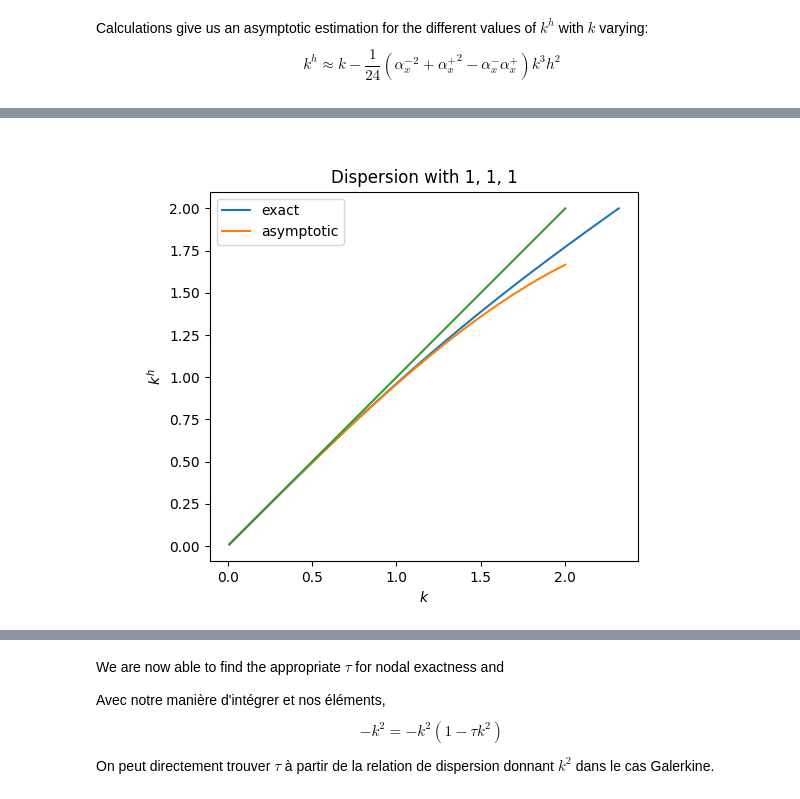
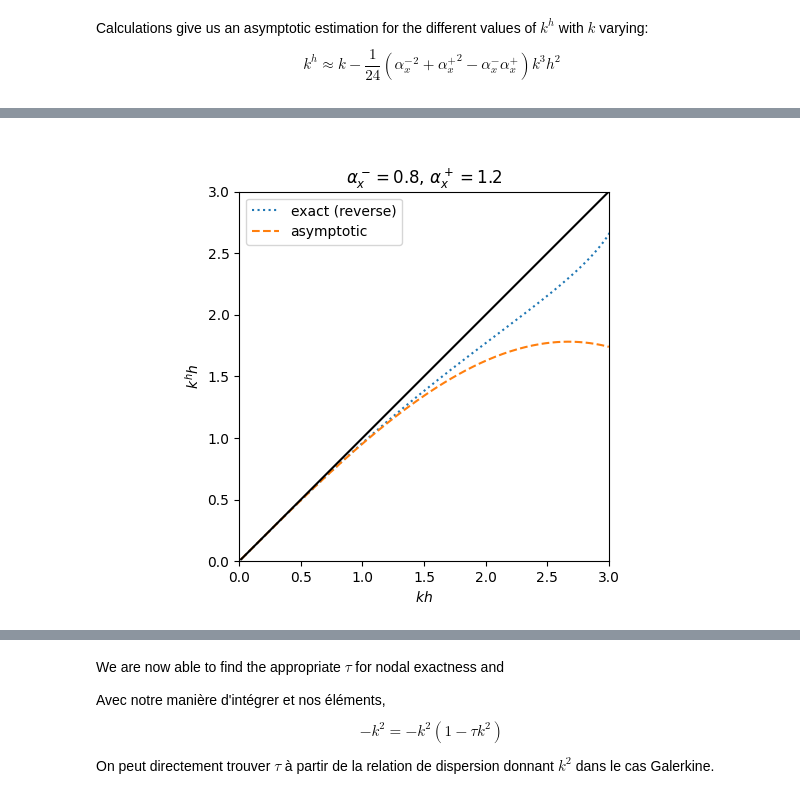
Before and after one commit to vitaldenodrest/greenwich, a Jupyter notebook: M0/1D/notebook1D.ipynb, the cells around one changed output, grey strips where cells are left out. Drawn from its saved outputs; the diff is of its cells as text; code cells hidden in the pictures.

```diff
--- a/M0/1D/notebook1D.ipynb
+++ b/M0/1D/notebook1D.ipynb
@@ -232,3 +230,7 @@ Calculations give us an asymptotic estimation for the different values of $k^h$
 $$
 k^h \approx k - \frac{1}{24} \left({\alpha_x^{-}}^2 + {\alpha_x^{+}}^2 - \alpha_x^{-} \alpha_x^{+}\right) k^3 h^2
 $$
+# %%
+chi = (sp.sympify(-1)/sp.sympify(12)) * (alpha_["-"]**2 + alpha_["+"]**2 - alpha_["-"]*alpha_["+"])
+chi_func = sp.lambdify(expr=chi, args=[alpha_["-"], alpha_["+"]])
+disp.display(chi)
@@ -278,17 +286,8 @@ Now let's plot and compare the relations between $k$ and $k^h$:
 # Exact kh -> k
 exact_k_func = sp.lambdify(args=[h_x_["-"], h_x_["+"], kh], expr=sp.sqrt(k2_G))
 
-# Exact kh*h -> k*h
-exact_kxh = 0
-
 # Asymptotic k -> kh
-kh_G_asymptotic = k - (sp.sympify(1/24) * (alpha_["-"]**2 + alpha_["+"]**2 - alpha_["-"]*alpha_["+"]) * (k**3 * h_x**2))
+kh_G_asymptotic = k + chi/2 * (k**3 * h_x**2)
 disp.display(kh_G_asymptotic)
 asymptotic_kh_func = sp.lambdify(args=[alpha_["-"], alpha_["+"], h_x, k], expr=kh_G_asymptotic)
-
-# Asymptotic k*h -> kh*h
-khh_G_asymptotic = k*h_x - (sp.sympify(1/24) * (alpha_["-"]**2 + alpha_["+"]**2 - alpha_["-"]*alpha_["+"]) * (k * h_x)**3)
-disp.display(khh_G_asymptotic)
-khh_G_asymptotic = khh_G_asymptotic.subs
-khh_G_asymptotic_func = sp.lambdify(args=[alpha_["-"], alpha_["+"], h_x, k], expr=kh_G_asymptotic)
 # %% [output]
@@ -297,25 +297,27 @@ khh_G_asymptotic_func = sp.lambdify(args=[alpha_["-"], alpha_["+"], h_x, k], exp
 # %%
-def plot_1D(HX, ALPHA_M, ALPHA_P):
+def plot0_1D(ALPHA_M, ALPHA_P, k_min=0, k_max=3):
 
-    HX_M = ALPHA_M * HX
-    HX_P = ALPHA_P * HX
+    HX_M = ALPHA_M * 1
+    HX_P = ALPHA_P * 1
 
-    KH = np.linspace(0, 2, num=200)[1:]
+    KH = np.linspace(k_min, k_max, num=200)[1:]
     exact_K = exact_k_func(HX_M, HX_P, KH)
 
-    K = np.linspace(0, 2, num=200)[1:]
-    asymptotic_KH = asymptotic_kh_func(ALPHA_M, ALPHA_P, HX, K)
+    K = np.linspace(k_min, k_max, num=200)[1:]
+    asymptotic_KH = asymptotic_kh_func(ALPHA_M, ALPHA_P, 1, K)
 
     fig, ax = plt.subplots()
     ax.set_aspect('equal')
-    ax.set_title(f"Dispersion with {HX}, {ALPHA_M}, {ALPHA_P}")
-    ax.set_xlabel(r"$k$")
-    ax.set_ylabel(r'$k^h$')
-    ax.plot(exact_K, KH, label="exact")
-    ax.plot(K, asymptotic_KH, label = "asymptotic")
-    ax.plot(K, K)
+    ax.set_title(rf"$\alpha_x^-={ALPHA_M}$, $\alpha_x^+={ALPHA_P}$")
+    ax.set_xlabel(r"$k h$")
+    ax.set_ylabel(r'$k^h h$')
+    ax.plot(exact_K, KH, label="exact (reverse)", linestyle='dotted')
+    ax.plot(K, asymptotic_KH, label = "asymptotic", linestyle='dashed')
+    ax.plot(K, K, color='black')
+    ax.set_xlim(left=k_min, right=k_max)
+    ax.set_ylim(bottom=0, top=k_max)
     ax.legend()
 # %%
-plot_1D(HX=1, ALPHA_M=1, ALPHA_P=1)
+plot0_1D(ALPHA_M=0.8, ALPHA_P=1.2)
 # %% [output]
-[figure, old version]
+[figure, new version]
```
Also changed, not shown: parts of 16 cells of this notebook, 2 other files.
